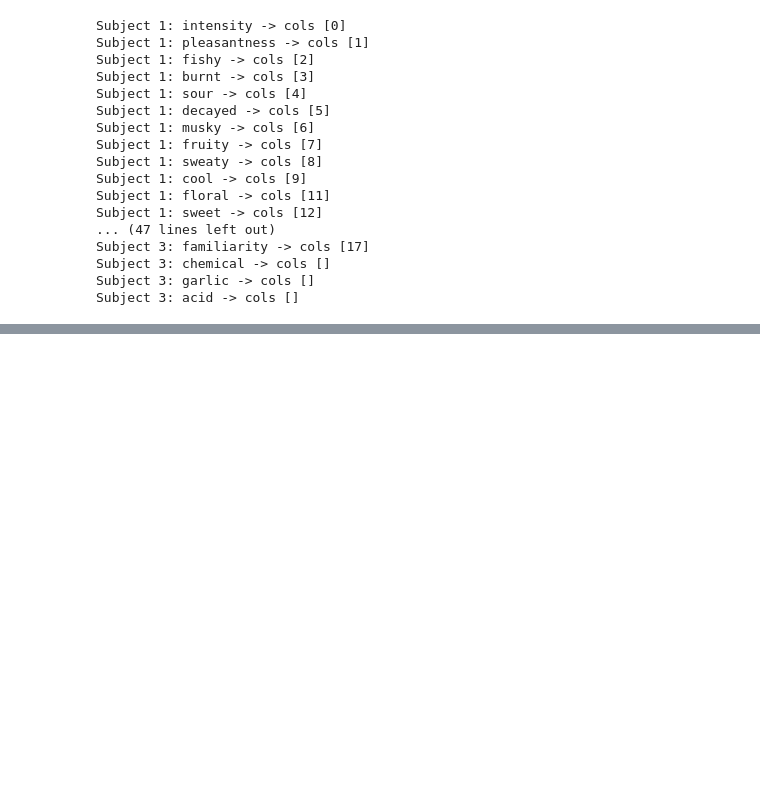
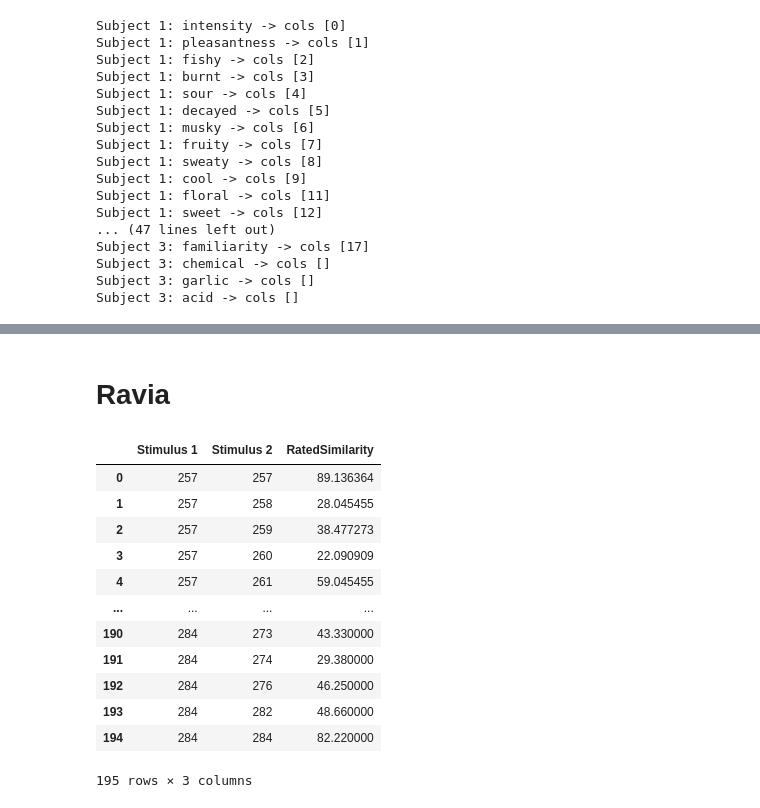
Before and after one commit to Farzaneh-Taleb/llm_generated_olfactory, a Jupyter notebook: ds_prep/ds_curation.ipynb, the cells around one changed output, grey strips where cells are left out. Saved outputs shown, nothing was run; the diff lists cells and outputs as text; code cells hidden in the pictures; blank space fills up the shorter version.

```diff
--- a/ds_prep/ds_curation.ipynb
+++ b/ds_prep/ds_curation.ipynb
@@ -408,0 +414,4 @@ Subject 3: acid -> cols []
+# %%
+molecules = pyrfume.load_data('leffingwell/molecules.csv', remote=True).reset_index(False)
+behavior = pyrfume.load_data('leffingwell/behavior.csv', remote=True).reset_index(False).rename(columns={'Stimulus':'CID'})
+mol_beh = pd.merge(behavior,molecules, on='CID', how='left')
@@ -408,0 +431,8 @@ Subject 3: acid -> cols []
+# %%
+molecules= pyrfume.load_data('snitz_2013/molecules.csv', remote=True)
+experiment1_comparisons= pyrfume.load_data('snitz_2013/experiment1_comparisons.csv', remote=True)
+experiment2_comparisons= pyrfume.load_data('snitz_2013/experiment2_comparisons.csv', remote=True)
+experiment3_comparisons= pyrfume.load_data('snitz_2013/experiment3_comparisons.csv', remote=True)
+behavior= pyrfume.load_data('snitz_2013/behavior.csv', remote=True)
+stimuli= pyrfume.load_data('snitz_2013/stimuli.csv', remote=True)
+molecules.reset_index(False,inplace=True)
@@ -408,0 +458,26 @@ Subject 3: acid -> cols []
+# %% [markdown]
+# Ravia
+# %%
+molecules = pyrfume.load_data('ravia_2020/molecules.csv', remote=True).reset_index()
+behavior_similarity = pyrfume.load_data('ravia_2020/behavior_2.csv', remote=True).reset_index()
+behavior_discrimination = pyrfume.load_data('ravia_2020/behavior_3.csv', remote=True).reset_index()
+behavior_intensity = pyrfume.load_data('ravia_2020/behavior_1.csv', remote=True).reset_index()
+stimuli = pyrfume.load_data('ravia_2020/stimuli.csv', remote=True).reset_index()
+# %%
+behavior  = behavior_similarity[(behavior_similarity['Stimulus 1'].apply(lambda x: len(str(x).split(',')) == 1)) & (behavior_similarity['Stimulus 2'].apply(lambda x: len(str(x).split(',')) == 1))]
+# %%
+behavior
+# %% [output]
+|  | Stimulus 1 | Stimulus 2 | RatedSimilarity |
+| 0 | 257 | 257 | 89.136364 |
+| 1 | 257 | 258 | 28.045455 |
+| 2 | 257 | 259 | 38.477273 |
+| 3 | 257 | 260 | 22.090909 |
+| 4 | 257 | 261 | 59.045455 |
+| ... | ... | ... | ... |
+| 190 | 284 | 273 | 43.330000 |
+| 191 | 284 | 274 | 29.380000 |
+| 192 | 284 | 276 | 46.250000 |
+| 193 | 284 | 282 | 48.660000 |
+| 194 | 284 | 284 | 82.220000 |
+195 rows × 3 columns
```
Also changed, not shown: parts of 14 cells of this notebook, 24 other files.
